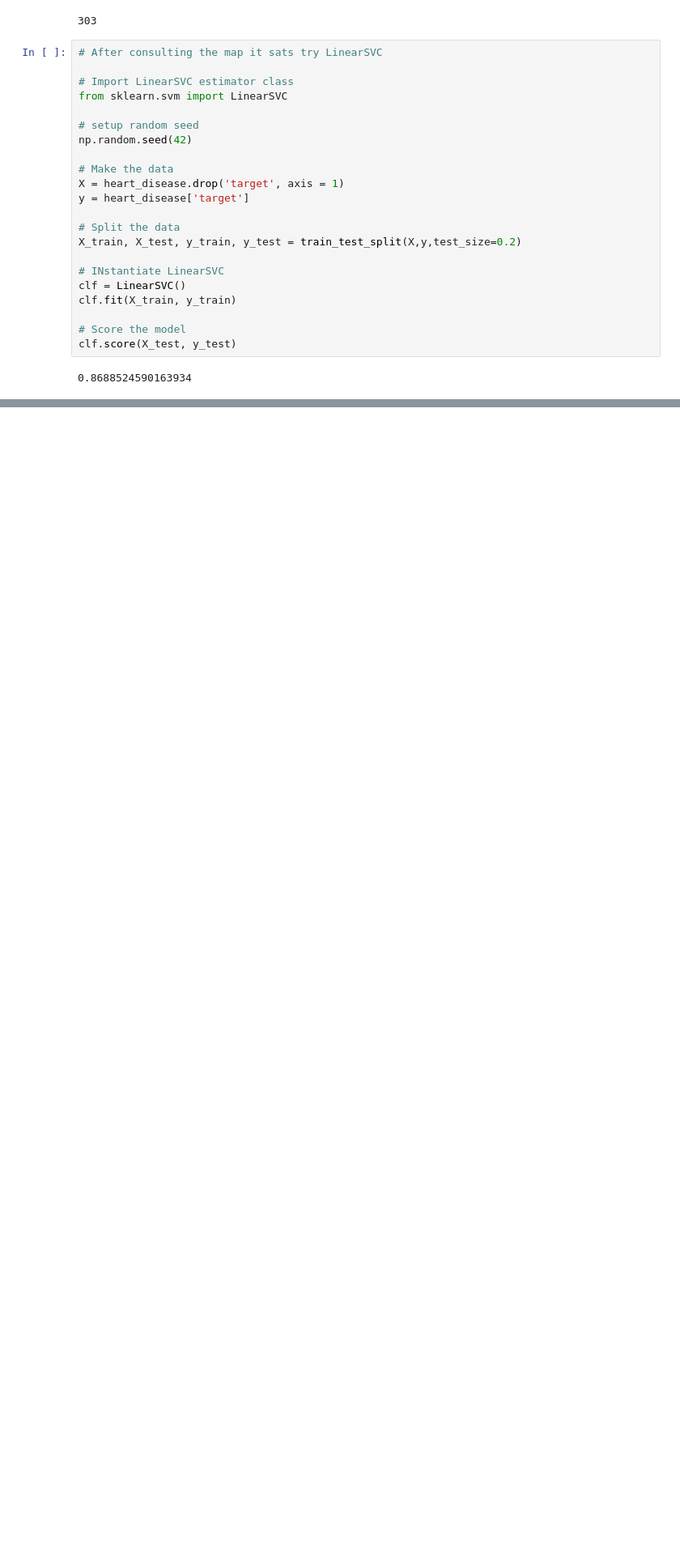
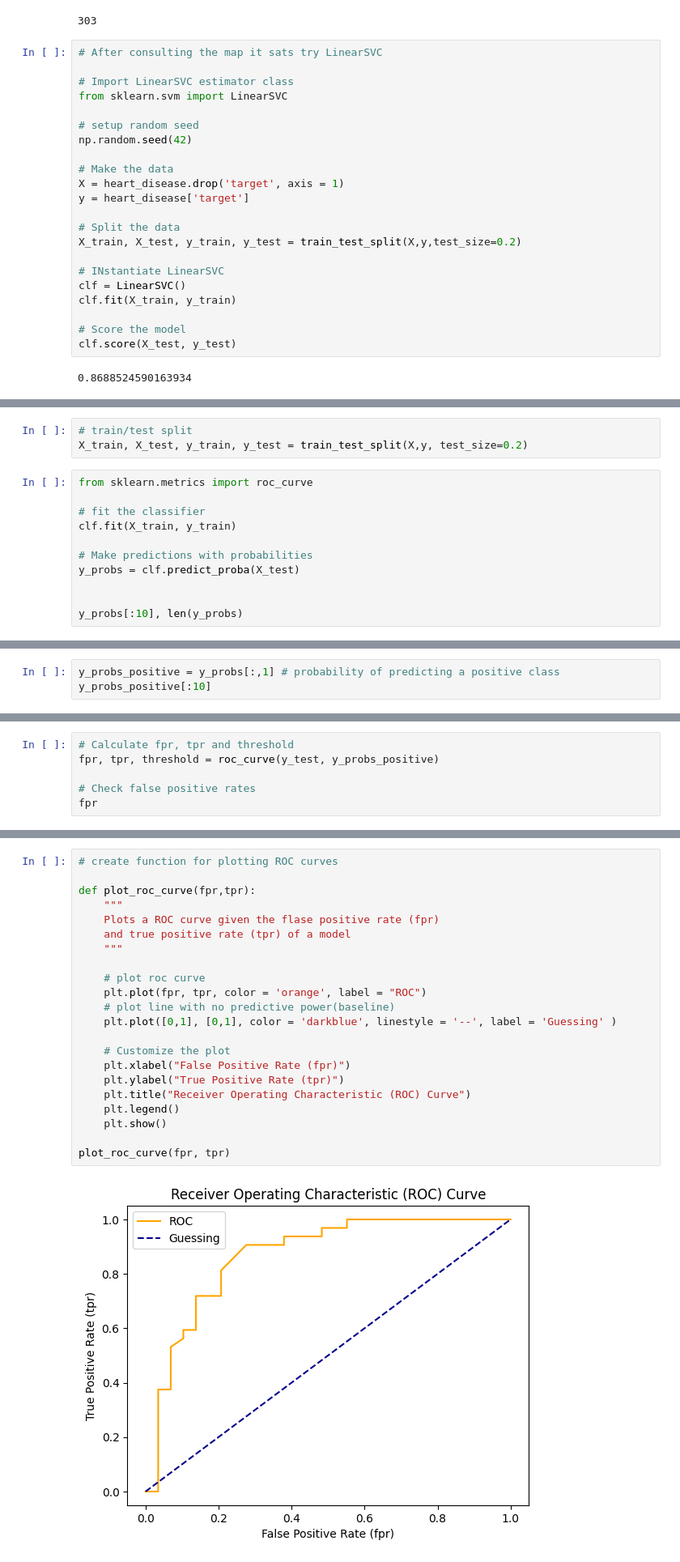
Before and after one commit to usheikhh/ZTM-AI-ML-DS, a Jupyter notebook: scikit/intro-to-scikit-learn.ipynb, the cells around one changed output, grey strips where cells are left out. Shown: that part at 81% size. Drawn from its saved outputs; the diff is of its cells as text; blank space fills up the shorter version.

Commit message:
Evaluating ML Models

```diff
--- a/scikit/intro-to-scikit-learn.ipynb
+++ b/scikit/intro-to-scikit-learn.ipynb
@@ -726,0 +1010,14 @@ clf.score(X_test, y_test)
+# %%
+# train/test split
+X_train, X_test, y_train, y_test = train_test_split(X,y, test_size=0.2)
+# %%
+from sklearn.metrics import roc_curve
+
+# fit the classifier
+clf.fit(X_train, y_train)
+
+# Make predictions with probabilities
+y_probs = clf.predict_proba(X_test)
+
+
+y_probs[:10], len(y_probs)
@@ -726,0 +1040,3 @@ clf.score(X_test, y_test)
+# %%
+y_probs_positive = y_probs[:,1] # probability of predicting a positive class
+y_probs_positive[:10]
@@ -726,0 +1045,6 @@ clf.score(X_test, y_test)
+# %%
+# Calculate fpr, tpr and threshold
+fpr, tpr, threshold = roc_curve(y_test, y_probs_positive)
+
+# Check false positive rates
+fpr
@@ -726,0 +1062,24 @@ clf.score(X_test, y_test)
+# %%
+# create function for plotting ROC curves
+
+def plot_roc_curve(fpr,tpr):
+    """
+    Plots a ROC curve given the flase positive rate (fpr)
+    and true positive rate (tpr) of a model
+    """
+
+    # plot roc curve
+    plt.plot(fpr, tpr, color = 'orange', label = "ROC")
+    # plot line with no predictive power(baseline)
+    plt.plot([0,1], [0,1], color = 'darkblue', linestyle = '--', label = 'Guessing' )
+
+    # Customize the plot
+    plt.xlabel("False Positive Rate (fpr)")
+    plt.ylabel("True Positive Rate (tpr)")
+    plt.title("Receiver Operating Characteristic (ROC) Curve")
+    plt.legend()
+    plt.show()
+
+plot_roc_curve(fpr, tpr)
+# %% [output]
+[figure, added]
```
Also changed, not shown: parts of 68 cells of this notebook.
